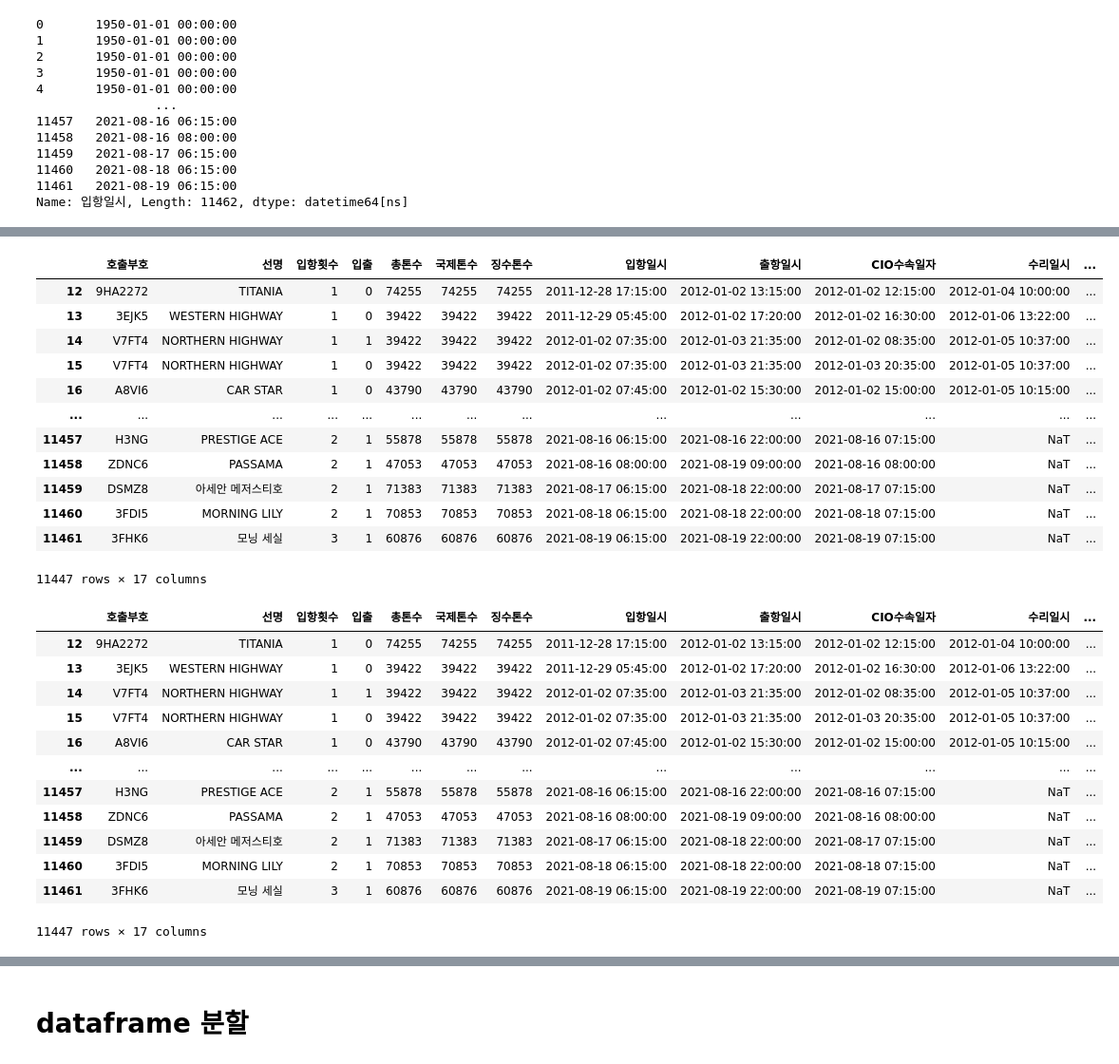
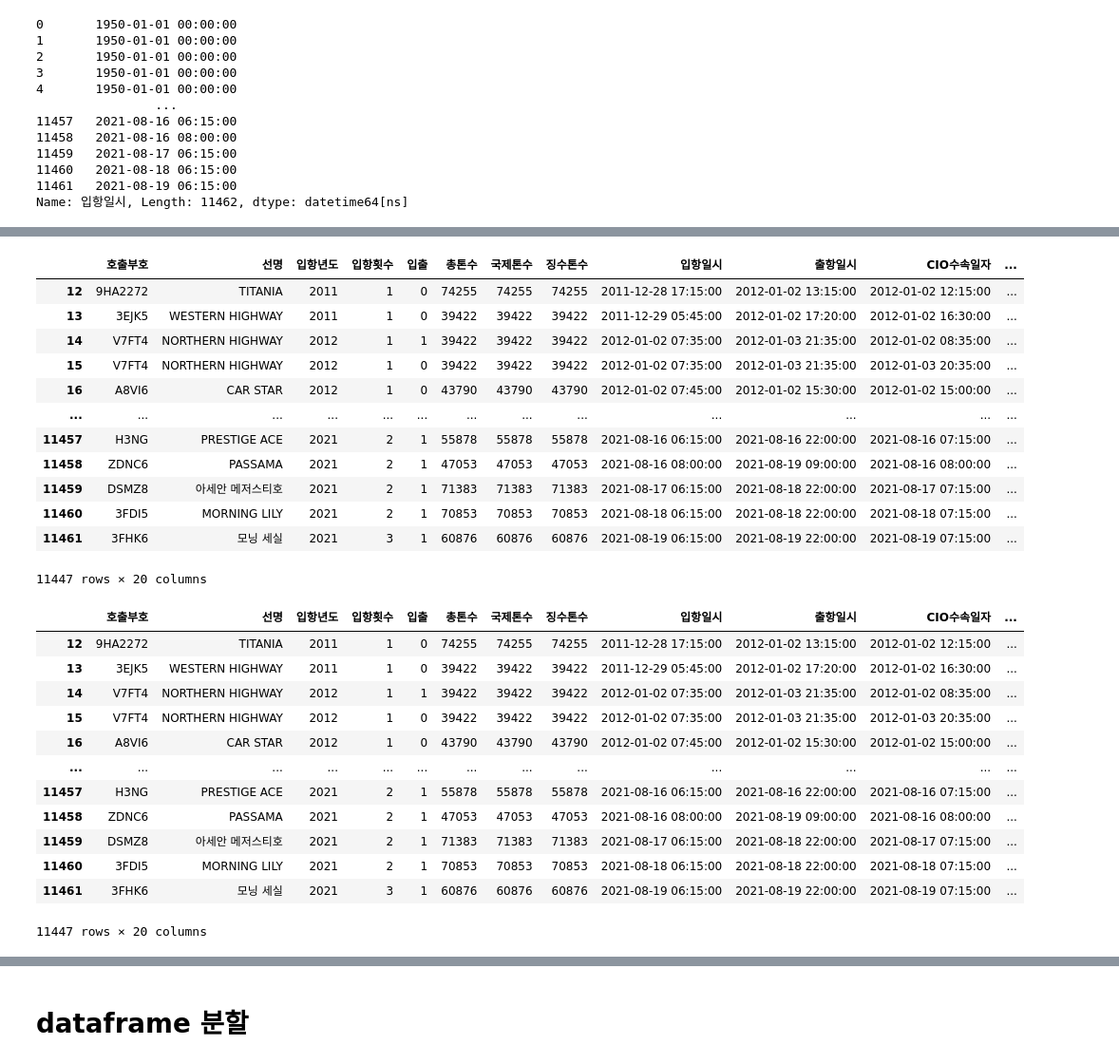
Before and after one commit to one-gidung/UPA_Smart_Port, a Jupyter notebook: 10년치 자동차부두 입출항 3차 시도 (전처리).ipynb, the cells around one changed output, grey strips where cells are left out. Shown at 95% size. Drawn from its saved outputs; the diff is of its cells as text; code cells hidden in the pictures.

```diff
--- a/10년치 자동차부두 입출항 3차 시도 (전처리).ipynb
+++ b/10년치 자동차부두 입출항 3차 시도 (전처리).ipynb
@@ -40,6 +40,6 @@ df
 # 데이터 EDA를 하기 위한 전처리
 # %%
 # 필요없는 변수 제거
-df.drop(['항명', '입항횟수', '구분', '외내', '항해구분', '예선', '도선', '국적', '국적.1', '승무원 1', '승무원 2', '승객', '부선호출부호1', '부선호출부호2', '계선장소.2'], axis=1, inplace=True)
+df.drop(['항명', '구분', '외내', '항해구분', '국적', '국적.1', '승무원 1', '승무원 2', '승객', '부선호출부호1', '부선호출부호2', '계선장소.2'], axis=1, inplace=True)
 df
 # %% [output]
@@ -141,21 +141,21 @@ df_Car
 # %%
 # 칼럼 이름 변경
-df_Car.rename(columns={'입항횟수.1': '입항횟수'}, inplace=True)
+df_Car.rename(columns={'입항횟수.1': '입항횟수', '입항횟수':'입항년도'}, inplace=True)
 df_Car
 # %% [output]
-|  | 호출부호 | 선명 | 입항횟수 | 입출 | 총톤수 | 국제톤수 | 징수톤수 | 입항일시 | 출항일시 | CIO수속일자 | 수리일시 | ... |
-| 12 | 9HA2272 | TITANIA | 1 | 0 | 74255 | 74255 | 74255 | 2011-12-28 17:15:00 | 2012-01-02 13:15:00 | 2012-01-02 12:15:00 | 2012-01-04 10:00:00 | ... |
-| 13 | 3EJK5 | WESTERN HIGHWAY | 1 | 0 | 39422 | 39422 | 39422 | 2011-12-29 05:45:00 | 2012-01-02 17:20:00 | 2012-01-02 16:30:00 | 2012-01-06 13:22:00 | ... |
-| 14 | V7FT4 | NORTHERN HIGHWAY | 1 | 1 | 39422 | 39422 | 39422 | 2012-01-02 07:35:00 | 2012-01-03 21:35:00 | 2012-01-02 08:35:00 | 2012-01-05 10:37:00 | ... |
-| 15 | V7FT4 | NORTHERN HIGHWAY | 1 | 0 | 39422 | 39422 | 39422 | 2012-01-02 07:35:00 | 2012-01-03 21:35:00 | 2012-01-03 20:35:00 | 2012-01-05 10:37:00 | ... |
-| 16 | A8VI6 | CAR STAR | 1 | 0 | 43790 | 43790 | 43790 | 2012-01-02 07:45:00 | 2012-01-02 15:30:00 | 2012-01-02 15:00:00 | 2012-01-05 10:15:00 | ... |
+|  | 호출부호 | 선명 | 입항년도 | 입항횟수 | 입출 | 총톤수 | 국제톤수 | 징수톤수 | 입항일시 | 출항일시 | CIO수속일자 | ... |
+| 12 | 9HA2272 | TITANIA | 2011 | 1 | 0 | 74255 | 74255 | 74255 | 2011-12-28 17:15:00 | 2012-01-02 13:15:00 | 2012-01-02 12:15:00 | ... |
+| 13 | 3EJK5 | WESTERN HIGHWAY | 2011 | 1 | 0 | 39422 | 39422 | 39422 | 2011-12-29 05:45:00 | 2012-01-02 17:20:00 | 2012-01-02 16:30:00 | ... |
+| 14 | V7FT4 | NORTHERN HIGHWAY | 2012 | 1 | 1 | 39422 | 39422 | 39422 | 2012-01-02 07:35:00 | 2012-01-03 21:35:00 | 2012-01-02 08:35:00 | ... |
+| 15 | V7FT4 | NORTHERN HIGHWAY | 2012 | 1 | 0 | 39422 | 39422 | 39422 | 2012-01-02 07:35:00 | 2012-01-03 21:35:00 | 2012-01-03 20:35:00 | ... |
+| 16 | A8VI6 | CAR STAR | 2012 | 1 | 0 | 43790 | 43790 | 43790 | 2012-01-02 07:45:00 | 2012-01-02 15:30:00 | 2012-01-02 15:00:00 | ... |
 | ... | ... | ... | ... | ... | ... | ... | ... | ... | ... | ... | ... | ... |
-| 11457 | H3NG | PRESTIGE ACE | 2 | 1 | 55878 | 55878 | 55878 | 2021-08-16 06:15:00 | 2021-08-16 22:00:00 | 2021-08-16 07:15:00 | NaT | ... |
-| 11458 | ZDNC6 | PASSAMA | 2 | 1 | 47053 | 47053 | 47053 | 2021-08-16 08:00:00 | 2021-08-19 09:00:00 | 2021-08-16 08:00:00 | NaT | ... |
-| 11459 | DSMZ8 | 아세안 메저스티호 | 2 | 1 | 71383 | 71383 | 71383 | 2021-08-17 06:15:00 | 2021-08-18 22:00:00 | 2021-08-17 07:15:00 | NaT | ... |
-| 11460 | 3FDI5 | MORNING LILY | 2 | 1 | 70853 | 70853 | 70853 | 2021-08-18 06:15:00 | 2021-08-18 22:00:00 | 2021-08-18 07:15:00 | NaT | ... |
-| 11461 | 3FHK6 | 모닝 세실 | 3 | 1 | 60876 | 60876 | 60876 | 2021-08-19 06:15:00 | 2021-08-19 22:00:00 | 2021-08-19 07:15:00 | NaT | ... |
+| 11457 | H3NG | PRESTIGE ACE | 2021 | 2 | 1 | 55878 | 55878 | 55878 | 2021-08-16 06:15:00 | 2021-08-16 22:00:00 | 2021-08-16 07:15:00 | ... |
+| 11458 | ZDNC6 | PASSAMA | 2021 | 2 | 1 | 47053 | 47053 | 47053 | 2021-08-16 08:00:00 | 2021-08-19 09:00:00 | 2021-08-16 08:00:00 | ... |
+| 11459 | DSMZ8 | 아세안 메저스티호 | 2021 | 2 | 1 | 71383 | 71383 | 71383 | 2021-08-17 06:15:00 | 2021-08-18 22:00:00 | 2021-08-17 07:15:00 | ... |
+| 11460 | 3FDI5 | MORNING LILY | 2021 | 2 | 1 | 70853 | 70853 | 70853 | 2021-08-18 06:15:00 | 2021-08-18 22:00:00 | 2021-08-18 07:15:00 | ... |
+| 11461 | 3FHK6 | 모닝 세실 | 2021 | 3 | 1 | 60876 | 60876 | 60876 | 2021-08-19 06:15:00 | 2021-08-19 22:00:00 | 2021-08-19 07:15:00 | ... |
-11447 rows × 17 columns
+11447 rows × 20 columns
 # %%
 # 계선장소.1 string으로 변경후 계선장소와 합침
 # 계선장소.1 object로 타입변환
@@ -168,19 +168,19 @@ df_Car['계선장소.1'] = "0" + df_Car['계선장소.2'].map(str)
 df_Car.drop('계선장소.2', axis=1, inplace=True)
 df_Car
 # %% [output]
-|  | 호출부호 | 선명 | 입항횟수 | 입출 | 총톤수 | 국제톤수 | 징수톤수 | 입항일시 | 출항일시 | CIO수속일자 | 수리일시 | ... |
-| 12 | 9HA2272 | TITANIA | 1 | 0 | 74255 | 74255 | 74255 | 2011-12-28 17:15:00 | 2012-01-02 13:15:00 | 2012-01-02 12:15:00 | 2012-01-04 10:00:00 | ... |
-| 13 | 3EJK5 | WESTERN HIGHWAY | 1 | 0 | 39422 | 39422 | 39422 | 2011-12-29 05:45:00 | 2012-01-02 17:20:00 | 2012-01-02 16:30:00 | 2012-01-06 13:22:00 | ... |
-| 14 | V7FT4 | NORTHERN HIGHWAY | 1 | 1 | 39422 | 39422 | 39422 | 2012-01-02 07:35:00 | 2012-01-03 21:35:00 | 2012-01-02 08:35:00 | 2012-01-05 10:37:00 | ... |
-| 15 | V7FT4 | NORTHERN HIGHWAY | 1 | 0 | 39422 | 39422 | 39422 | 2012-01-02 07:35:00 | 2012-01-03 21:35:00 | 2012-01-03 20:35:00 | 2012-01-05 10:37:00 | ... |
-| 16 | A8VI6 | CAR STAR | 1 | 0 | 43790 | 43790 | 43790 | 2012-01-02 07:45:00 | 2012-01-02 15:30:00 | 2012-01-02 15:00:00 | 2012-01-05 10:15:00 | ... |
+|  | 호출부호 | 선명 | 입항년도 | 입항횟수 | 입출 | 총톤수 | 국제톤수 | 징수톤수 | 입항일시 | 출항일시 | CIO수속일자 | ... |
+| 12 | 9HA2272 | TITANIA | 2011 | 1 | 0 | 74255 | 74255 | 74255 | 2011-12-28 17:15:00 | 2012-01-02 13:15:00 | 2012-01-02 12:15:00 | ... |
+| 13 | 3EJK5 | WESTERN HIGHWAY | 2011 | 1 | 0 | 39422 | 39422 | 39422 | 2011-12-29 05:45:00 | 2012-01-02 17:20:00 | 2012-01-02 16:30:00 | ... |
+| 14 | V7FT4 | NORTHERN HIGHWAY | 2012 | 1 | 1 | 39422 | 39422 | 39422 | 2012-01-02 07:35:00 | 2012-01-03 21:35:00 | 2012-01-02 08:35:00 | ... |
+| 15 | V7FT4 | NORTHERN HIGHWAY | 2012 | 1 | 0 | 39422 | 39422 | 39422 | 2012-01-02 07:35:00 | 2012-01-03 21:35:00 | 2012-01-03 20:35:00 | ... |
+| 16 | A8VI6 | CAR STAR | 2012 | 1 | 0 | 43790 | 43790 | 43790 | 2012-01-02 07:45:00 | 2012-01-02 15:30:00 | 2012-01-02 15:00:00 | ... |
 | ... | ... | ... | ... | ... | ... | ... | ... | ... | ... | ... | ... | ... |
-| 11457 | H3NG | PRESTIGE ACE | 2 | 1 | 55878 | 55878 | 55878 | 2021-08-16 06:15:00 | 2021-08-16 22:00:00 | 2021-08-16 07:15:00 | NaT | ... |
-| 11458 | ZDNC6 | PASSAMA | 2 | 1 | 47053 | 47053 | 47053 | 2021-08-16 08:00:00 | 2021-08-19 09:00:00 | 2021-08-16 08:00:00 | NaT | ... |
-| 11459 | DSMZ8 | 아세안 메저스티호 | 2 | 1 | 71383 | 71383 | 71383 | 2021-08-17 06:15:00 | 2021-08-18 22:00:00 | 2021-08-17 07:15:00 | NaT | ... |
-| 11460 | 3FDI5 | MORNING LILY | 2 | 1 | 70853 | 70853 | 70853 | 2021-08-18 06:15:00 | 2021-08-18 22:00:00 | 2021-08-18 07:15:00 | NaT | ... |
-| 11461 | 3FHK6 | 모닝 세실 | 3 | 1 | 60876 | 60876 | 60876 | 2021-08-19 06:15:00 | 2021-08-19 22:00:00 | 2021-08-19 07:15:00 | NaT | ... |
+| 11457 | H3NG | PRESTIGE ACE | 2021 | 2 | 1 | 55878 | 55878 | 55878 | 2021-08-16 06:15:00 | 2021-08-16 22:00:00 | 2021-08-16 07:15:00 | ... |
+| 11458 | ZDNC6 | PASSAMA | 2021 | 2 | 1 | 47053 | 47053 | 47053 | 2021-08-16 08:00:00 | 2021-08-19 09:00:00 | 2021-08-16 08:00:00 | ... |
+| 11459 | DSMZ8 | 아세안 메저스티호 | 2021 | 2 | 1 | 71383 | 71383 | 71383 | 2021-08-17 06:15:00 | 2021-08-18 22:00:00 | 2021-08-17 07:15:00 | ... |
+| 11460 | 3FDI5 | MORNING LILY | 2021 | 2 | 1 | 70853 | 70853 | 70853 | 2021-08-18 06:15:00 | 2021-08-18 22:00:00 | 2021-08-18 07:15:00 | ... |
+| 11461 | 3FHK6 | 모닝 세실 | 2021 | 3 | 1 | 60876 | 60876 | 60876 | 2021-08-19 06:15:00 | 2021-08-19 22:00:00 | 2021-08-19 07:15:00 | ... |
-11447 rows × 17 columns
+11447 rows × 20 columns
 # %%
 # 새로운 열 추가
 df_Car['계선'] = df_Car['계선장소'] + " " +  df_Car['계선장소.1'].astype(str)
```
Also changed, not shown: parts of 22 cells of this notebook, 2 other files.
